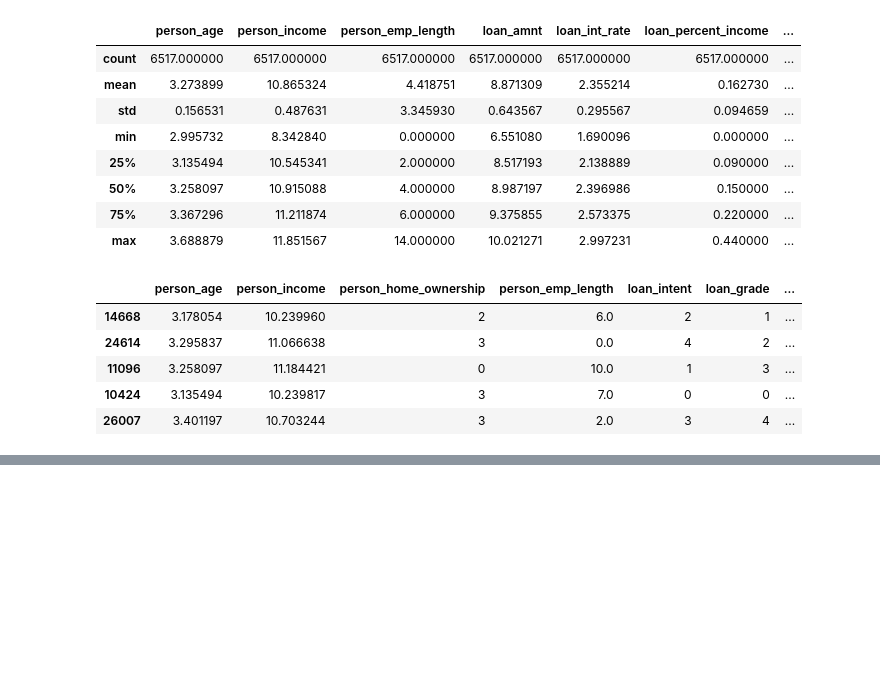
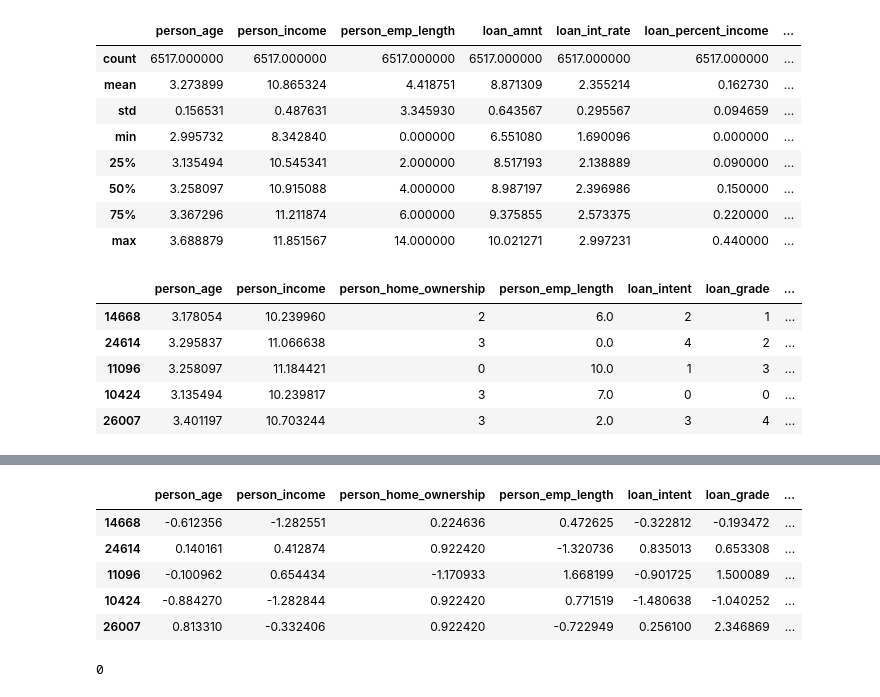
Before and after one commit to Prithvi2310/Loan-Approval-Prediction, a Jupyter notebook: ipynb files/Feature-Engineering.ipynb, the cells around one changed output, grey strips where cells are left out. Saved outputs shown, nothing was run; the diff lists cells and outputs as text; code cells hidden in the pictures; blank space fills up the shorter version.

Commit message:
finished with test set too

```diff
--- a/ipynb files/Feature-Engineering.ipynb
+++ b/ipynb files/Feature-Engineering.ipynb
@@ -483,3 +483,7 @@ test_data.head()
 | 11096 | 3.258097 | 11.184421 | 0 | 10.0 | 1 | 3 | ... |
 | 10424 | 3.135494 | 10.239817 | 3 | 7.0 | 0 | 0 | ... |
 | 26007 | 3.401197 | 10.703244 | 3 | 2.0 | 3 | 4 | ... |
+# %%
+test_data_columns =  test_data.columns
+y = test_data.iloc[:,-2]
+df = test_data.drop('loan_status',axis=1)
@@ -485,0 +499,15 @@ test_data.head()
+# %%
+df = pd.DataFrame(scaler.fit_transform(df),index=df.index)
+# %%
+df.insert(11, 'loan_status', y)
+# %%
+df.columns = test_data_columns
+# %%
+df.head()
+# %% [output]
+|  | person_age | person_income | person_home_ownership | person_emp_length | loan_intent | loan_grade | ... |
+| 14668 | -0.612356 | -1.282551 | 0.224636 | 0.472625 | -0.322812 | -0.193472 | ... |
+| 24614 | 0.140161 | 0.412874 | 0.922420 | -1.320736 | 0.835013 | 0.653308 | ... |
+| 11096 | -0.100962 | 0.654434 | -1.170933 | 1.668199 | -0.901725 | 1.500089 | ... |
+| 10424 | -0.884270 | -1.282844 | 0.922420 | 0.771519 | -1.480638 | -1.040252 | ... |
+| 26007 | 0.813310 | -0.332406 | 0.922420 | -0.722949 | 0.256100 | 2.346869 | ... |
@@ -485,0 +516,4 @@ test_data.head()
+# %%
+test_data.isna().any().sum()
+# %% [output]
+0
```
Also changed, not shown: parts of 3 cells of this notebook, 1 other file.
